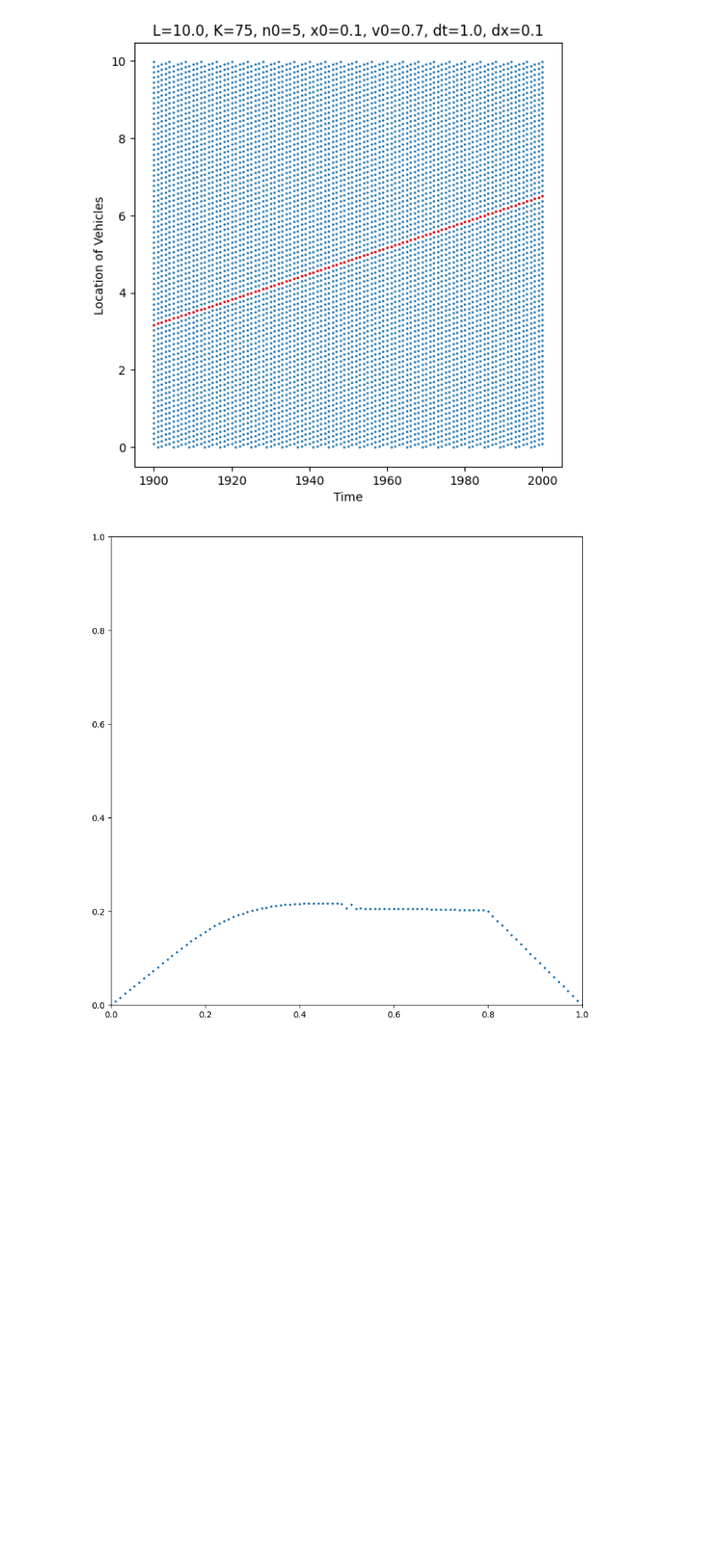
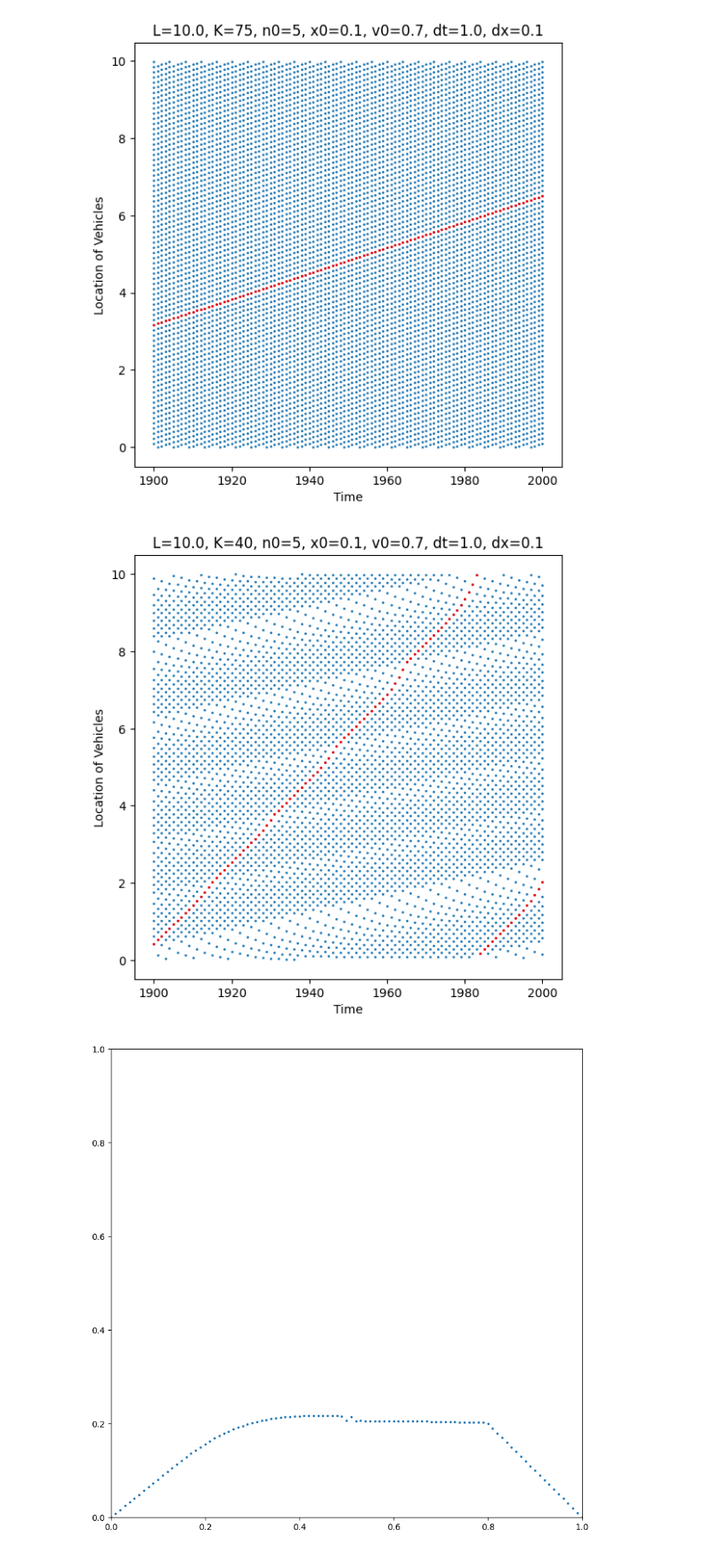
Before and after one commit to tt6-mzn/s2s-OV-model, a Jupyter notebook: ds2s-OV/011.ipynb, the cells around one changed output. Shown: that part at 89% size. Drawn from its saved outputs; the diff is of its cells as text; code cells hidden in the pictures; blank space fills up the shorter version.

```diff
--- a/ds2s-OV/011.ipynb
+++ b/ds2s-OV/011.ipynb
@@ -74,6 +74,13 @@ plot_pattern(model, 1900, 2000)
 # %% [output]
 {'L': 10.0, 'K': 75, 'n_0': 5, 'x_0': 0.1, 'v_0': 0.7, 'dt': 1.0, 'dx': 0.1, 'x_init': [0.0, 0.13333333333333333, 0.26666666666666666, 0.4, 0.5333333333333333, 0.6666666666666666, 0.8, 0.9333333333333 ...
 [figure]
+# %%
+# flowが最大のモデルをプロット
+model = ds2s_OV_x0.from_json(data[40], n_max=2010)
+model.simulate()
+plot_pattern(model, 1900, 2000)
+# %% [output]
+[figure, added]
 # %%
 # 速度を落としてみる
 data = {}
```
Also changed, not shown: 1 other file.
